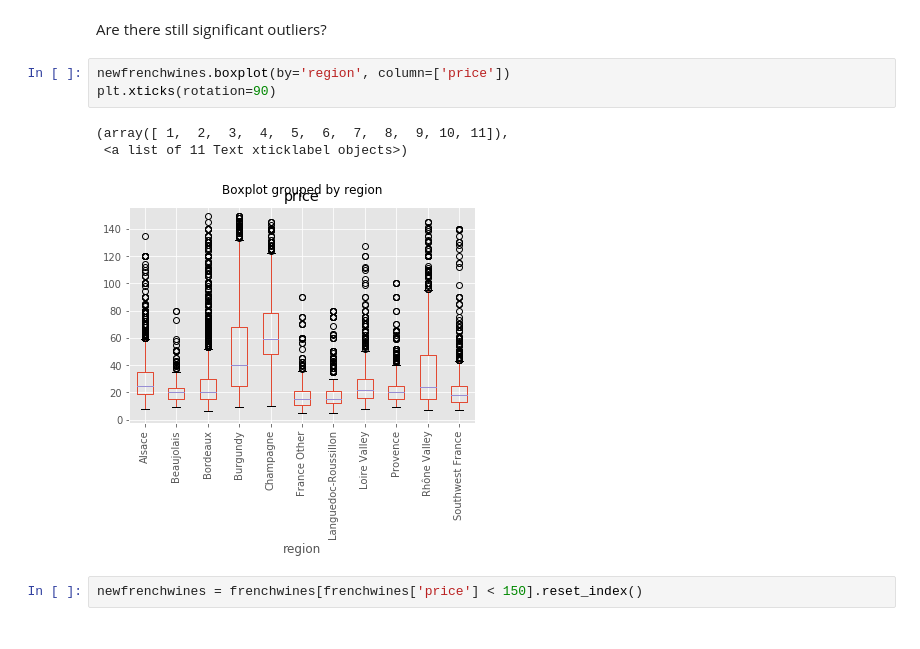
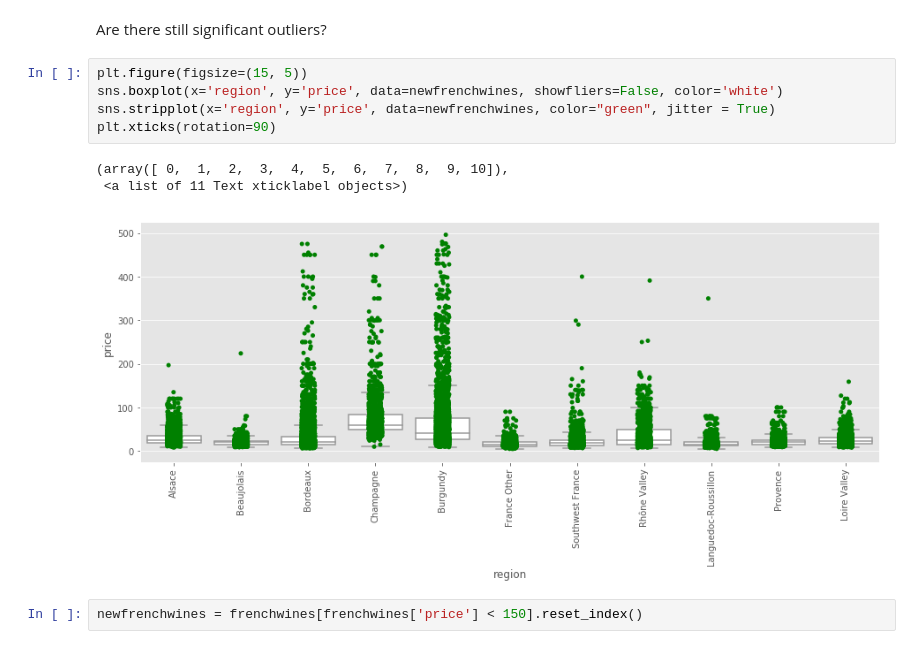
Before and after one commit to sarahrahrah/sprngbrd-mini-projects, a Jupyter notebook: capstone1/wine-data-story.ipynb, the cells around one changed output. Saved outputs shown, nothing was run; the diff lists cells and outputs as text.

```diff
--- a/capstone1/wine-data-story.ipynb
+++ b/capstone1/wine-data-story.ipynb
@@ -307,11 +302,13 @@ plt.title('Points and Price for French Wines, Outliers Removed')
 # %% [markdown]
 Are there still significant outliers?
-# %%
-newfrenchwines.boxplot(by='region', column=['price'])
-plt.xticks(rotation=90)
-# %% [output]
-(array([ 1,  2,  3,  4,  5,  6,  7,  8,  9, 10, 11]),
- <a list of 11 Text xticklabel objects>)
-[figure, removed]
+# %%
+plt.figure(figsize=(15, 5))
+sns.boxplot(x='region', y='price', data=newfrenchwines, showfliers=False, color='white')
+sns.stripplot(x='region', y='price', data=newfrenchwines, color="green", jitter = True)
+plt.xticks(rotation=90)
+# %% [output]
+(array([ 0,  1,  2,  3,  4,  5,  6,  7,  8,  9, 10]),
+ <a list of 11 Text xticklabel objects>)
+[figure, added]
 # %%
 newfrenchwines = frenchwines[frenchwines['price'] < 150].reset_index()
```
Also changed, not shown: parts of 18 cells of this notebook.
